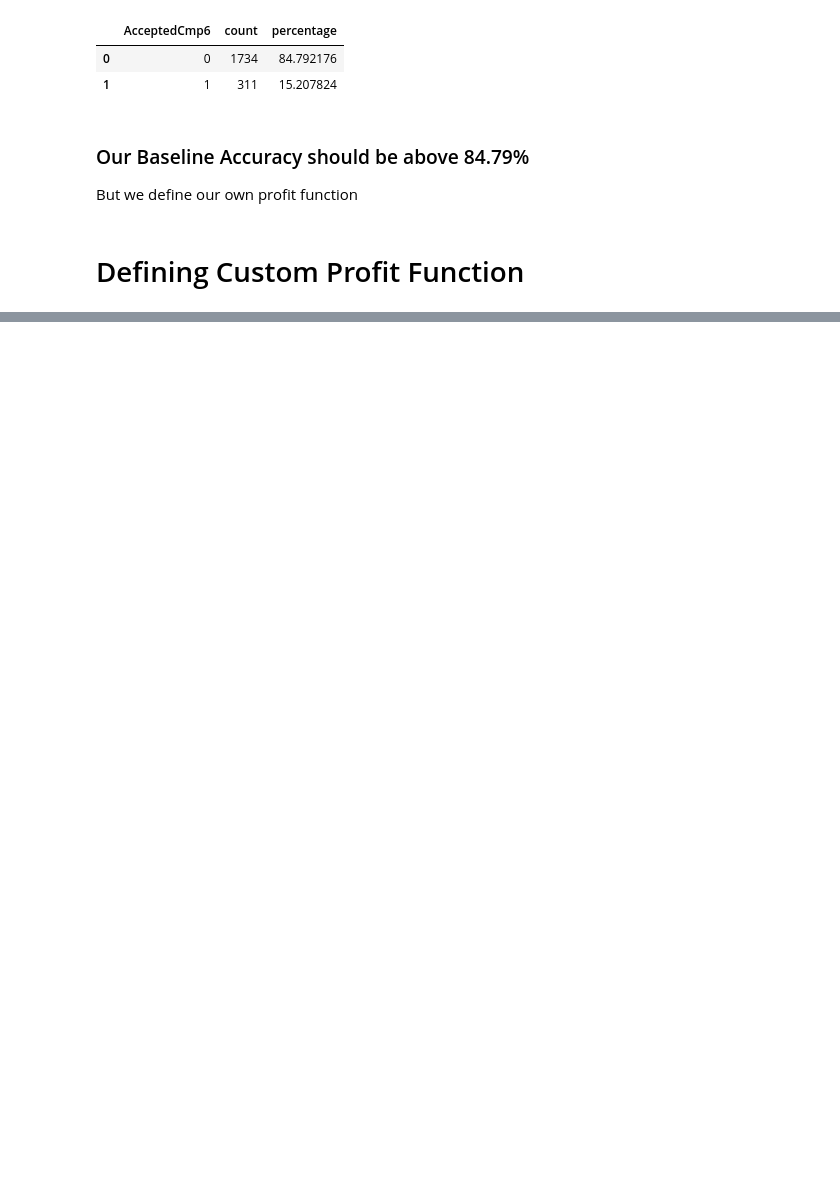
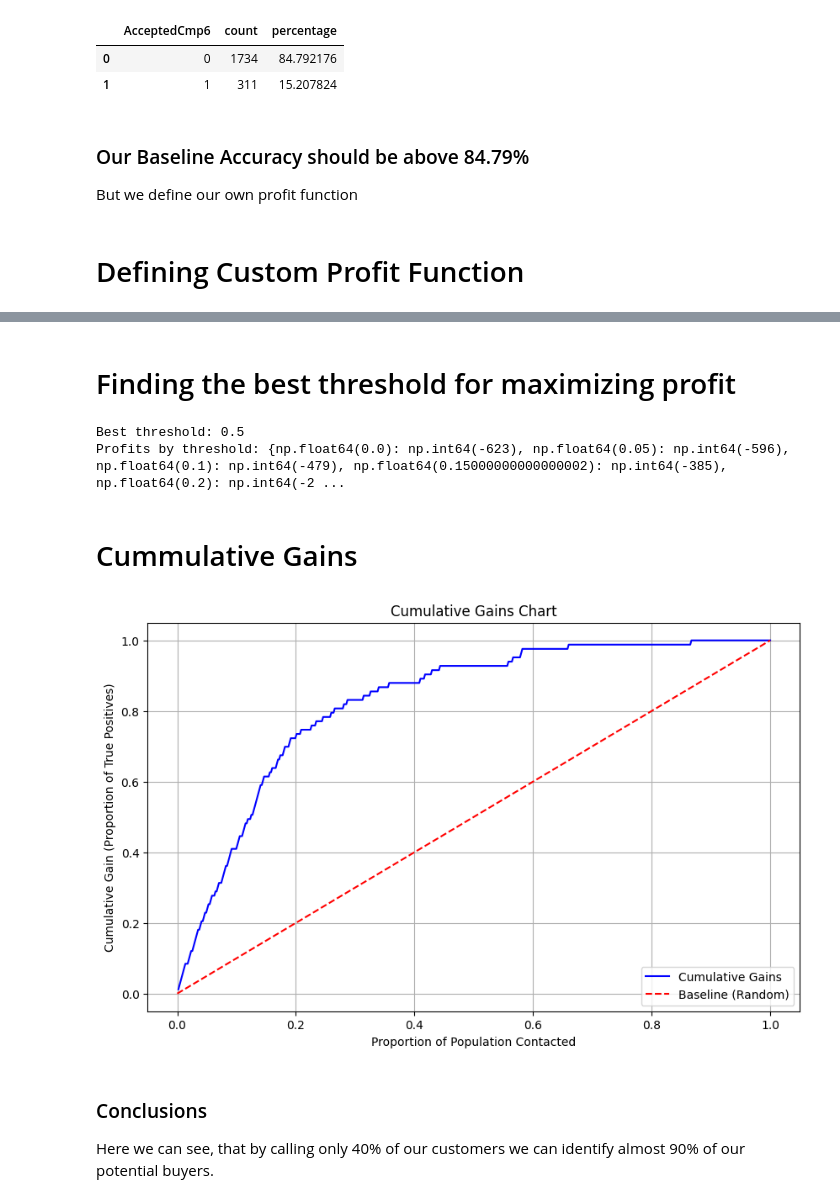
Before and after one commit to szba-ds/iFood-Data-Aanalyst-Case-Using-Classification-Algorithms, a Jupyter notebook: Classifiers.ipynb, the cells around one changed output, grey strips where cells are left out. Cells and saved outputs as stored; diff of their text form; code cells hidden in the pictures; blank space fills up the shorter version.

Commit message:
Optimizing GridSearch and Creating Cummulative Gains Chart

```diff
--- a/Classifiers.ipynb
+++ b/Classifiers.ipynb
@@ -80,0 +119,2 @@ np.int64(352)
+# %% [markdown]
+# Finding the best threshold for maximizing profit
@@ -80,0 +131,54 @@ np.int64(352)
+# %%
+print(f"Best threshold: {best_threshold}")
+print(f"Profits by threshold: {profits}")
+# %% [output]
+Best threshold: 0.5
+Profits by threshold: {np.float64(0.0): np.int64(-623), np.float64(0.05): np.int64(-596), np.float64(0.1): np.int64(-479), np.float64(0.15000000000000002): np.int64(-385), np.float64(0.2): np.int64(-2 ...
+# %% [markdown]
+# Cummulative Gains
+# %%
+def cumulative_gains_chart(y_true, y_prob):
+    """
+    Plots a cumulative gains chart.
+
+    Parameters:
+    - y_true: Array-like of shape (n_samples,) with true binary labels (0 or 1).
+    - y_prob: Array-like of shape (n_samples,) with predicted probabilities for the positive class.
+
+    Returns:
+    - None: Displays the cumulative gains chart.
+    """
+    # Create a DataFrame with true labels and predicted probabilities
+    data = pd.DataFrame({'true': y_true, 'prob': y_prob})
+    # Sort by predicted probability in descending order
+    data = data.sort_values(by='prob', ascending=False).reset_index(drop=True)
+
+    # Calculate cumulative positive count
+    data['cumulative_true'] = data['true'].cumsum()
+    # Calculate total number of positives
+    total_positives = data['true'].sum()
+    # Calculate cumulative gains as a percentage
+    data['cumulative_gain'] = data['cumulative_true'] / total_positives
+
+    # Calculate population percentages
+    data['population_percentage'] = np.arange(1, len(data) + 1) / len(data)
+
+    # Plot the cumulative gains chart
+    plt.figure(figsize=(10, 6))
+    plt.plot(data['population_percentage'], data['cumulative_gain'], label='Cumulative Gains', color='blue')
+    plt.plot([0, 1], [0, 1], label='Baseline (Random)', linestyle='--', color='red')  # Random model
+    plt.title('Cumulative Gains Chart')
+    plt.xlabel('Proportion of Population Contacted')
+    plt.ylabel('Cumulative Gain (Proportion of True Positives)')
+    plt.legend(loc='lower right')
+    plt.grid()
+    plt.show()
+# %%
+y_prob = best_model.predict_proba(X_test)[:, 1]
+cumulative_gains_chart(y_test, y_prob)
+# %% [output]
+[figure, added]
+# %% [markdown]
+### Conclusions
+
+Here we can see, that by calling only 40% of our customers we can identify almost 90% of our potential buyers.
```
Also changed, not shown: parts of 7 cells of this notebook.
